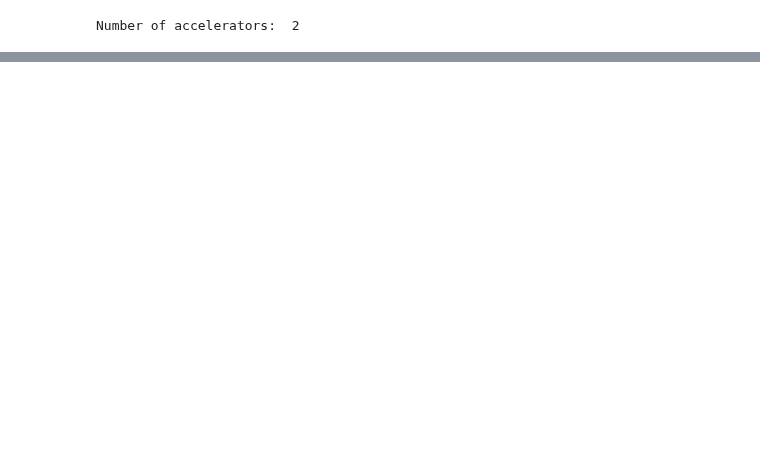
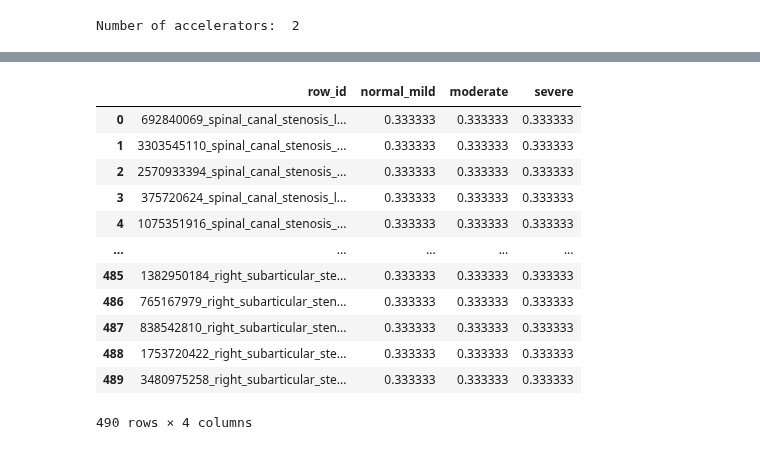
Before and after one commit to sumaniitm/RSNA-2024-Lumbar-Spine-Degenerative-Classification, a Jupyter notebook: submission.ipynb, the cells around one changed output, grey strips where cells are left out. Saved outputs shown, nothing was run; the diff lists cells and outputs as text; code cells hidden in the pictures; blank space fills up the shorter version.

```diff
--- a/submission.ipynb
+++ b/submission.ipynb
@@ -69,10 +80,6 @@ else:
         for filename in filenames:
             test_dict[os.path.join(dirname, filename).split('/')[-3]] = image_files
             image_files.append(os.path.join(dirname, filename))
-# %%
-image_files_list = []
-
-for key, val in test_dict.items():
 # %%
 image_files_list = list(test_dict.keys())
 
@@ -119,0 +176,10 @@ InvalidArgumentError: {{function_node __wrapped__IteratorGetNext_output_types_1_
+# %%
+rows = {}
+global pbar
+pbar = 0
+for st in test_dict.keys():
+    with tqdm(total=len(test_dict[st])) as pbar:
+        final_feature_list = vfunc(test_dict[st]).tolist()
+    final = np.array(final_feature_list)
+    y_proba = model.predict(final)
+    rows[st] = np.mean(y_proba, axis=0)
@@ -119,0 +213,24 @@ InvalidArgumentError: {{function_node __wrapped__IteratorGetNext_output_types_1_
+# %%
+#import cupy as cp
+
+
+with strategy.scope():
+#with tf.device("/job:localhost/replica:0/task:0/device:GPU:0"):
+
+    def get_feature_array(img_file_list):
+        pbar.update(1)
+        dicom_ds = dcmread(img_file_list)
+        img_array = dicom_ds.pixel_array
+        return np.resize(np.mean(img_array.T, axis=0),(128,))
+
+    vfunc = np.vectorize(get_feature_array, otypes=[object])
+
+    rows = {}
+    global pbar
+    pbar = 0
+    for st in test_dict.keys():
+        with tqdm(total=len(test_dict[st])) as pbar:
+            final_feature_list = vfunc(test_dict[st]).tolist()
+        final = np.array(final_feature_list)
+        y_proba = model.predict(final)
+        rows[st] = np.mean(y_proba, axis=0)
@@ -120,5 +239,6 @@ InvalidArgumentError: {{function_node __wrapped__IteratorGetNext_output_types_1_
 # %%
-with strategy.scope():
+#with strategy.scope():
+with tf.device("/job:localhost/replica:0/task:0/device:GPU:0"):
 
     def get_feature_array(img_file_list):
         dicom_ds = dcmread(img_file_list)
@@ -185,3 +311,19 @@ i = submission[(submission.row_id == 'samples')].index
 submission = submission.drop(i).reset_index(drop=True)
 # %%
 submission.to_csv('submission.csv', index=False)
+# %%
+submission
+# %% [output]
+|  | row_id | normal_mild | moderate | severe |
+| 0 | 692840069_spinal_canal_stenosis_l... | 0.333333 | 0.333333 | 0.333333 |
+| 1 | 3303545110_spinal_canal_stenosis_... | 0.333333 | 0.333333 | 0.333333 |
+| 2 | 2570933394_spinal_canal_stenosis_... | 0.333333 | 0.333333 | 0.333333 |
+| 3 | 375720624_spinal_canal_stenosis_l... | 0.333333 | 0.333333 | 0.333333 |
+| 4 | 1075351916_spinal_canal_stenosis_... | 0.333333 | 0.333333 | 0.333333 |
+| ... | ... | ... | ... | ... |
+| 485 | 1382950184_right_subarticular_ste... | 0.333333 | 0.333333 | 0.333333 |
+| 486 | 765167979_right_subarticular_sten... | 0.333333 | 0.333333 | 0.333333 |
+| 487 | 838542810_right_subarticular_sten... | 0.333333 | 0.333333 | 0.333333 |
+| 488 | 1753720422_right_subarticular_ste... | 0.333333 | 0.333333 | 0.333333 |
+| 489 | 3480975258_right_subarticular_ste... | 0.333333 | 0.333333 | 0.333333 |
+490 rows × 4 columns
```
Also changed, not shown: parts of 18 cells of this notebook.
